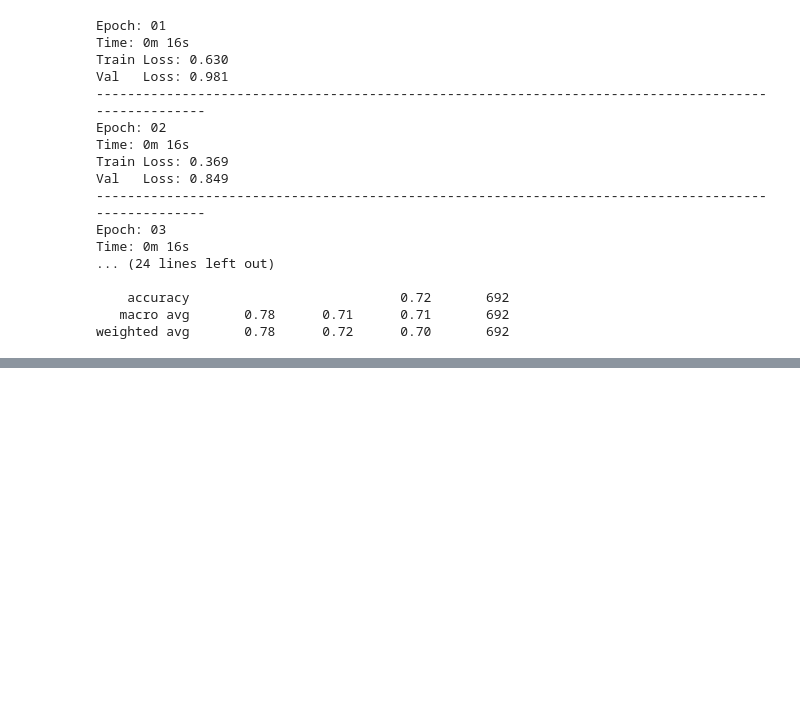
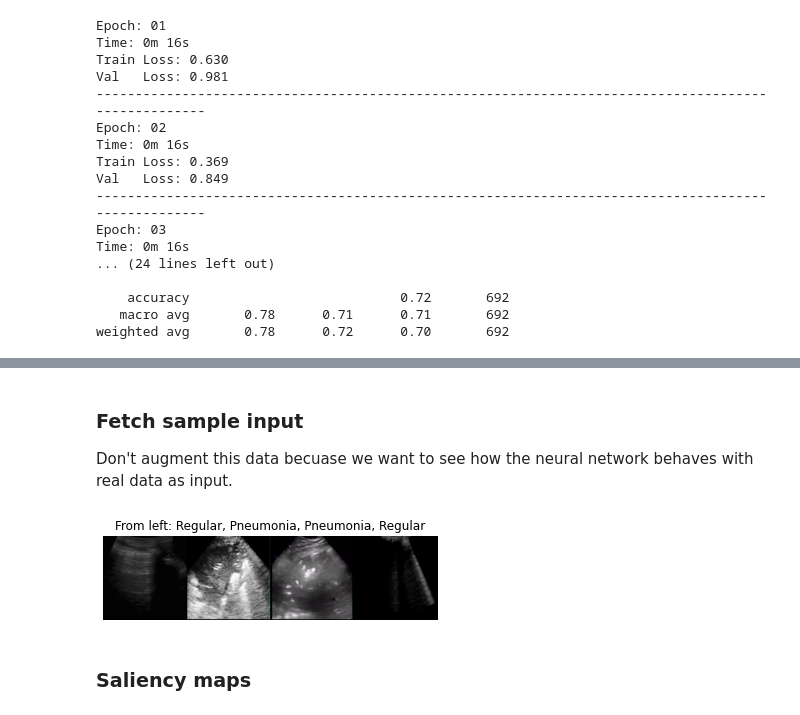
Before and after one commit to ar-ambuj23/covid19_pocus_ultrasound_pytorch, a Jupyter notebook: code/scripts/training_vgg_visualization.ipynb, the cells around one changed output, grey strips where cells are left out. Drawn from its saved outputs; the diff is of its cells as text; code cells hidden in the pictures; blank space fills up the shorter version.

Commit message:
Saliency maps working

```diff
--- a/code/scripts/training_vgg_visualization.ipynb
+++ b/code/scripts/training_vgg_visualization.ipynb
@@ -563,0 +570,52 @@ weighted avg       0.78      0.72      0.70       692
+# %% [markdown]
+### Fetch sample input
+Don't augment this data becuase we want to see how the neural network behaves with real data as input.
+# %%
+train_path_data, test_path_data = trainer.get_train_test_info()
+vis_transform = transforms.Compose([transforms.Resize((trainer.image_width, trainer.image_height)),
+                                    transforms.ToTensor()])
+
+visset = PocovidDataset(test_path_data, transform = vis_transform)
+# %%
+dataloader = torch.utils.data.DataLoader(visset, batch_size=4, shuffle=True, num_workers=2)
+# %%
+covid_idx = visset.get_covid_class_idx();
+pneu_idx = visset.get_pneu_class_idx();
+regular_idx = visset.get_regular_class_idx();
+lbl_map = {covid_idx:"COVID",pneu_idx:"Pneumonia",regular_idx:"Regular"}
+
+# based on show_landmarks_batch() in the official PyTorch dataloader tutorial
+def show_labeled_images_batch(sample_batched):
+  """Show image with class labels for a batch of samples."""
+  images_batch, classes_batch = sample_batched[0], sample_batched[1]
+  batch_size = len(images_batch)
+  assert images_batch.size(2) == images_batch.size(3)   # assume images are square
+  im_width = images_batch.size(2)
+  grid_border_size = 2
+
+  labels = [lbl_map[i.item()] for i in classes_batch]
+  title_str = 'From left: ' + ', '.join(labels)
+  plt.title(title_str)
+
+  grid = torchvision.utils.make_grid(images_batch)
+  plt.imshow(grid.numpy().transpose((1, 2, 0)))
+  plt.title(title_str)
+# %%
+def get_sample_batch(sample_idx):
+
+  for i_batch, sample_batched in enumerate(dataloader):
+      # observe 4th batch, visualize images, and stop
+      if i_batch == sample_idx:
+          plt.figure()
+
+          show_labeled_images_batch(sample_batched)
+          plt.axis('off')
+          plt.ioff()
+          plt.show()
+          return sample_batched
+# %%
+test_sample = get_sample_batch(sample_idx=3)
+# %% [output]
+[figure, added]
+# %% [markdown]
+### Saliency maps
```
Also changed, not shown: parts of 19 cells of this notebook, 2 other files.
